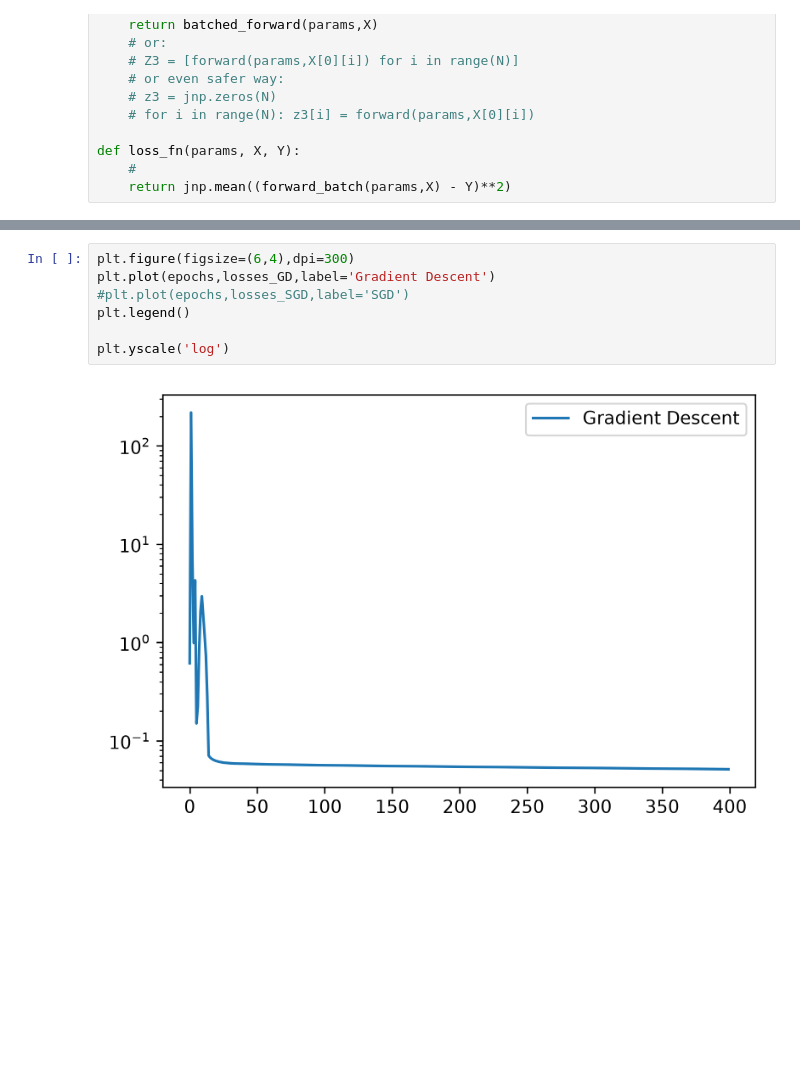
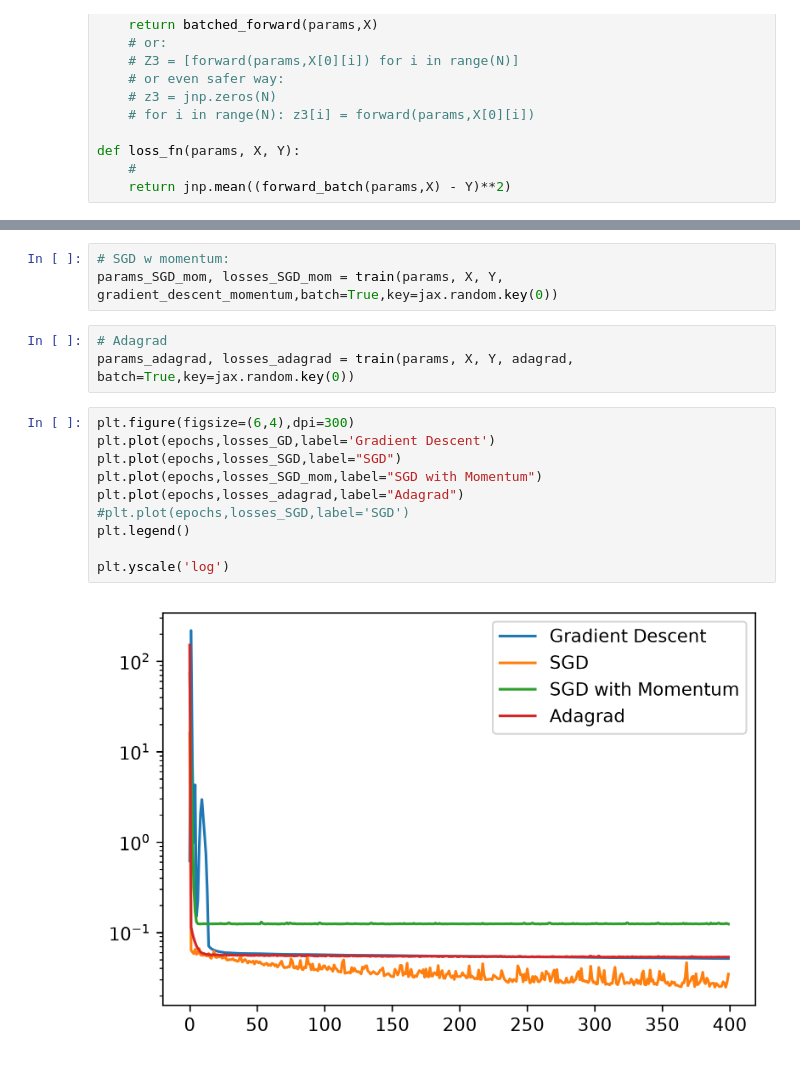
Before and after one commit to chrissellgren/ML_f26, a Jupyter notebook: lab1/lab1.ipynb, the cells around one changed output, grey strips where cells are left out. Saved outputs shown, nothing was run; the diff lists cells and outputs as text; blank space fills up the shorter version.

```diff
--- a/lab1/lab1.ipynb
+++ b/lab1/lab1.ipynb
@@ -216,9 +243,18 @@ TypeError: Expected a callable value, got [[Array([[ 1.2903899 ],
+# %%
+# SGD w momentum:
+params_SGD_mom, losses_SGD_mom = train(params, X, Y, gradient_descent_momentum,batch=True,key=jax.random.key(0))
+# %%
+# Adagrad
+params_adagrad, losses_adagrad = train(params, X, Y, adagrad, batch=True,key=jax.random.key(0))
 # %%
 plt.figure(figsize=(6,4),dpi=300)
 plt.plot(epochs,losses_GD,label='Gradient Descent')
+plt.plot(epochs,losses_SGD,label="SGD")
+plt.plot(epochs,losses_SGD_mom,label="SGD with Momentum")
+plt.plot(epochs,losses_adagrad,label="Adagrad")
 #plt.plot(epochs,losses_SGD,label='SGD')
 plt.legend()
 
 plt.yscale('log')
 # %% [output]
-[figure, old version]
+[figure, new version]
```
Also changed, not shown: parts of 3 cells of this notebook.
